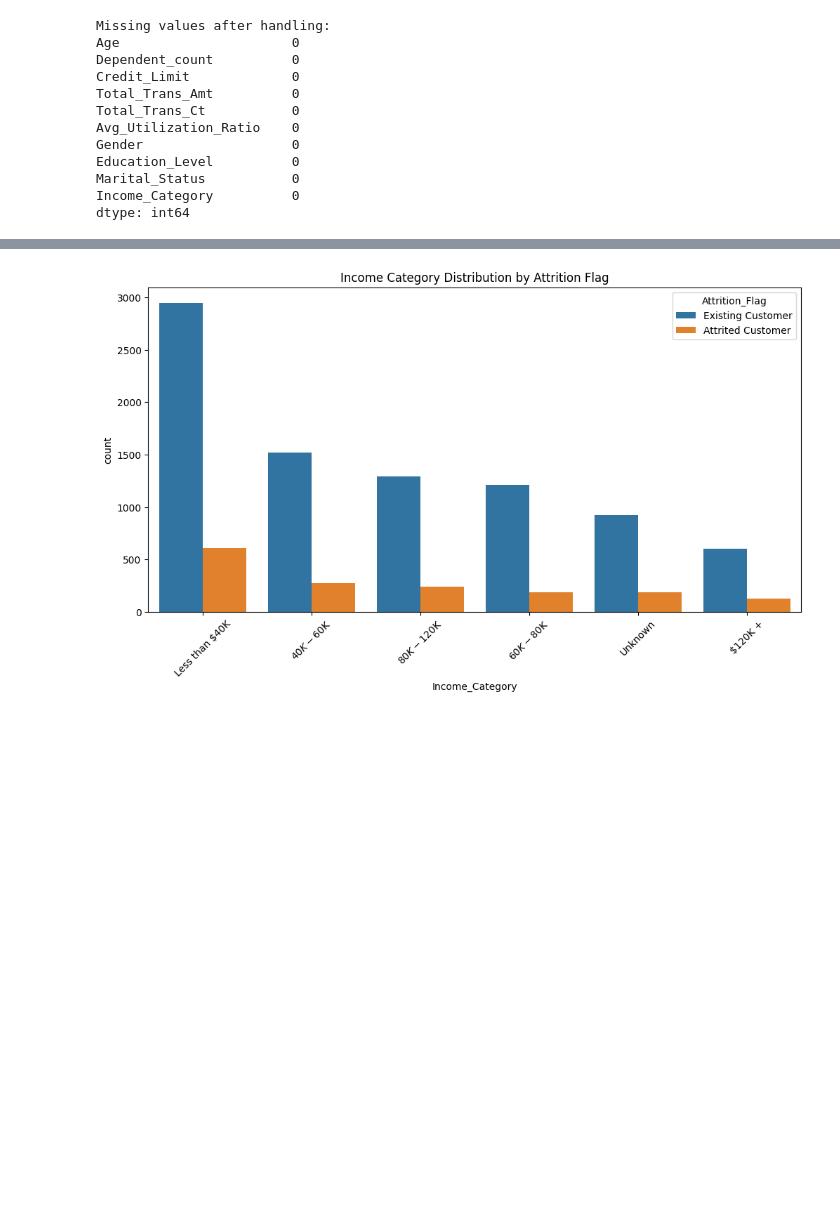
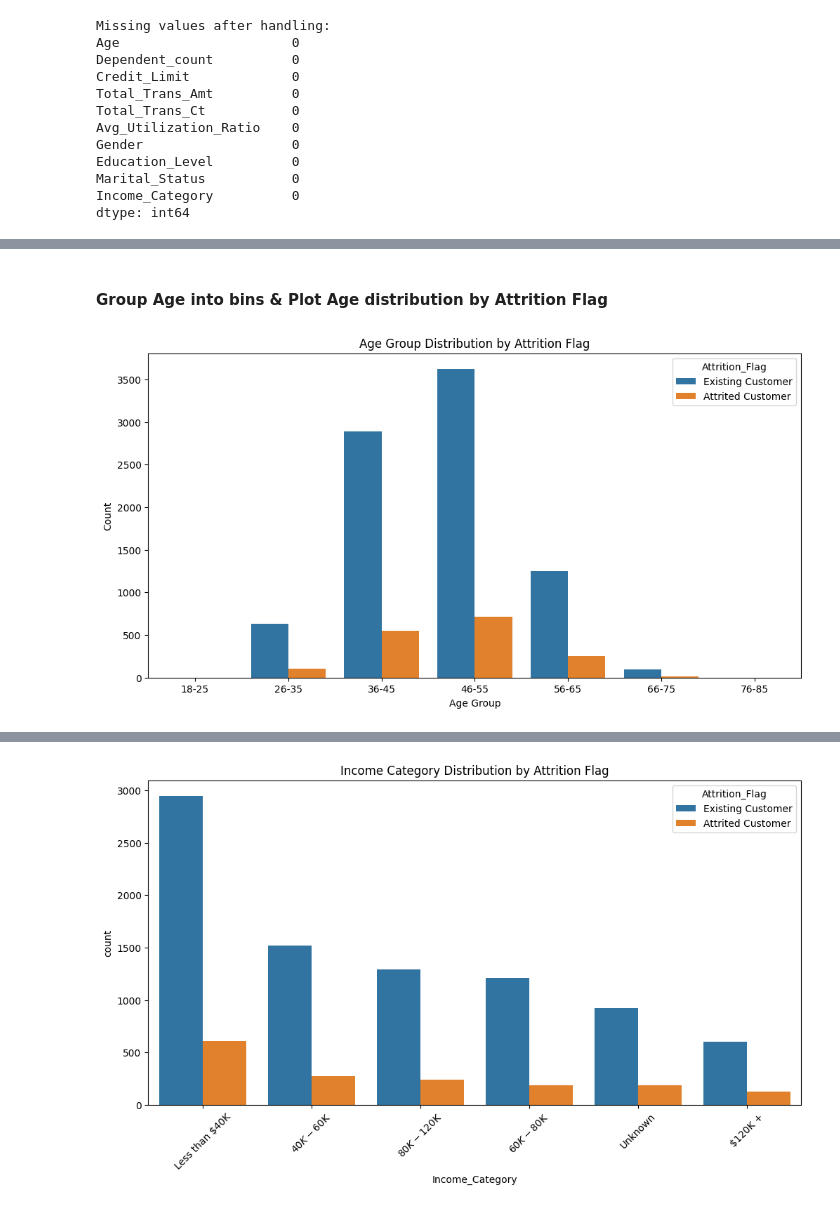
Before and after one commit to mcancell/Py-ETL-Notebook, a Jupyter notebook: Datasets/Banking/05-Analyze/Analyze_Banking_Attrition.ipynb, the cells around one changed output, grey strips where cells are left out. Drawn from its saved outputs; the diff is of its cells as text; code cells hidden in the pictures; blank space fills up the shorter version.

```diff
--- a/Datasets/Banking/05-Analyze/Analyze_Banking_Attrition.ipynb
+++ b/Datasets/Banking/05-Analyze/Analyze_Banking_Attrition.ipynb
@@ -191,6 +191,10 @@ Income_Category: chi2 = 12.83, p-value = 0.0250
 - Ensure data types are consistent (e.g., numeric columns for analysis).
 - Remove or impute missing values if necessary.
 # %%
+# Define critical columns for analysis
+critical_columns = ['Age', 'Dependent_count', 'Credit_Limit', 'Total_Trans_Amt', 'Total_Trans_Ct', 'Avg_Utilization_Ratio',
+                    'Gender', 'Education_Level', 'Marital_Status', 'Income_Category']
+
 # Handle missing values (if any)
 # For demonstration, we will fill numeric columns with their mean and categorical columns with 'Unknown'
 for col in critical_columns:
@@ -217,0 +228,17 @@ dtype: int64
+# %% [markdown]
+#### Group Age into bins & Plot Age distribution by Attrition Flag
+# %%
+# Group Age into bins
+age_bins = [18, 25, 35, 45, 55, 65, 75, 85]
+age_labels = ['18-25', '26-35', '36-45', '46-55', '56-65', '66-75', '76-85']
+bank_data['Age_Group'] = pd.cut(bank_data['Age'], bins=age_bins, labels=age_labels, right=False)
+
+# Plot Age distribution by Attrition Flag
+plt.figure(figsize=(12, 6))
+sns.countplot(x='Age_Group', hue='Attrition_Flag', data=bank_data, order=age_labels)
+plt.title('Age Group Distribution by Attrition Flag')
+plt.xlabel('Age Group')
+plt.ylabel('Count')
+plt.show()
+# %% [output]
+[figure, added]
```
Also changed, not shown: parts of 35 cells of this notebook.
